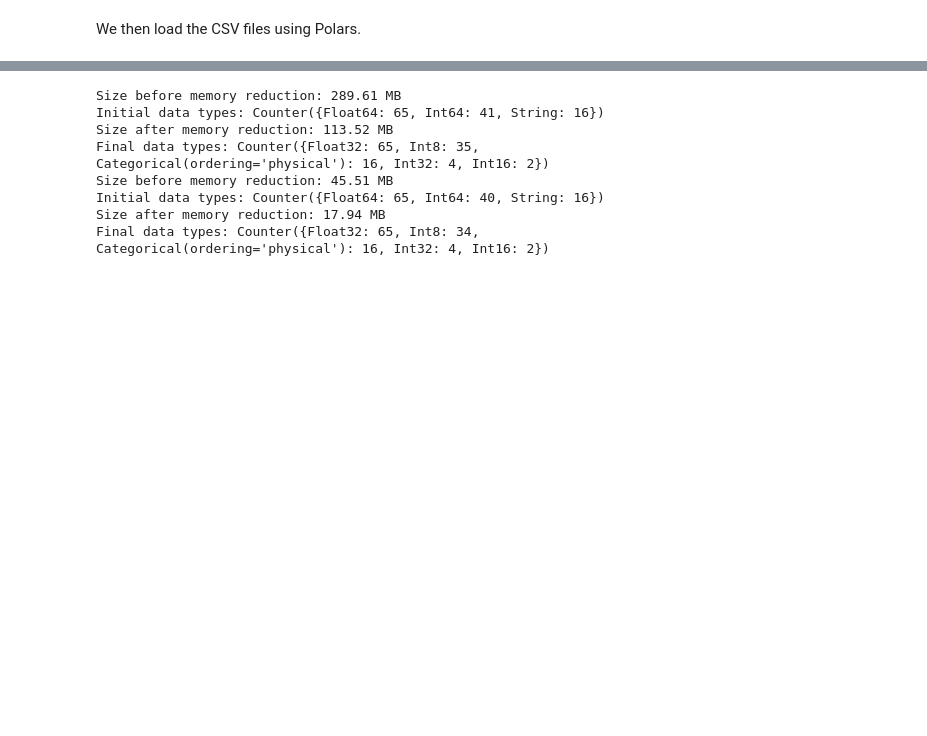
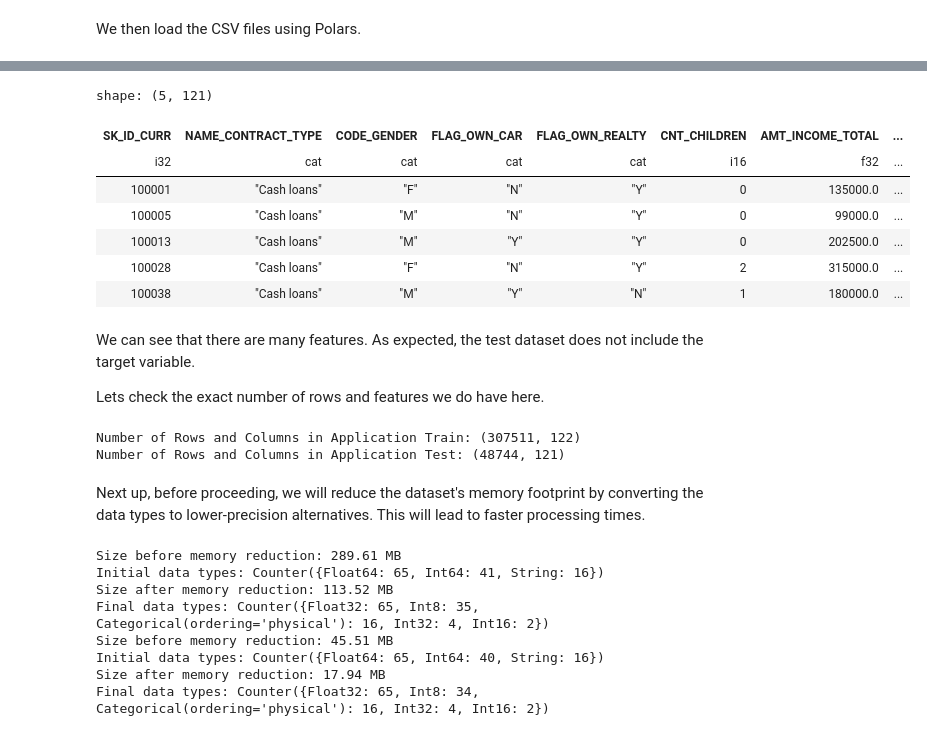
Before and after one commit to vytautas-bunevicius/retail-bank-risk-evaluation, a Jupyter notebook: notebooks/retail_bank_risk_evaluation.ipynb, the cells around one changed output, grey strips where cells are left out. Saved outputs shown, nothing was run; the diff lists cells and outputs as text; code cells hidden in the pictures; blank space fills up the shorter version.

```diff
--- a/notebooks/retail_bank_risk_evaluation.ipynb
+++ b/notebooks/retail_bank_risk_evaluation.ipynb
@@ -170,3 +167,28 @@ Before proceeding, we will reduce the memory footprint of the dataset by convert
+# %%
+application_test.head()
+# %% [output]
+shape: (5, 121)
+| SK_ID_CURR | NAME_CONTRACT_TYPE | CODE_GENDER | FLAG_OWN_CAR | FLAG_OWN_REALTY | CNT_CHILDREN | AMT_INCOME_TOTAL | ... |
+| i32 | cat | cat | cat | cat | i16 | f32 | ... |
+| 100001 | "Cash loans" | "F" | "N" | "Y" | 0 | 135000.0 | ... |
+| 100005 | "Cash loans" | "M" | "N" | "Y" | 0 | 99000.0 | ... |
+| 100013 | "Cash loans" | "M" | "Y" | "Y" | 0 | 202500.0 | ... |
+| 100028 | "Cash loans" | "F" | "N" | "Y" | 2 | 315000.0 | ... |
+| 100038 | "Cash loans" | "M" | "Y" | "N" | 1 | 180000.0 | ... |
+# %% [markdown]
+We can see that there are many features. As expected, the test dataset does not include the target variable.
+
+Lets check the exact number of rows and features we do have here.
+# %%
+print(
+    "Number of Rows and Columns in Application Train:", application_train.shape
+)
+print("Number of Rows and Columns in Application Test:", application_test.shape)
+# %% [output]
+Number of Rows and Columns in Application Train: (307511, 122)
+Number of Rows and Columns in Application Test: (48744, 121)
+# %% [markdown]
+Next up, before proceeding, we will reduce the dataset's memory footprint by converting the data types to lower-precision alternatives. This will lead to faster processing times.
 # %%
 application_train = reduce_memory_usage_pl(application_train)
 application_test = reduce_memory_usage_pl(application_test)
```
Also changed, not shown: parts of 14 cells of this notebook, 3 other files.
